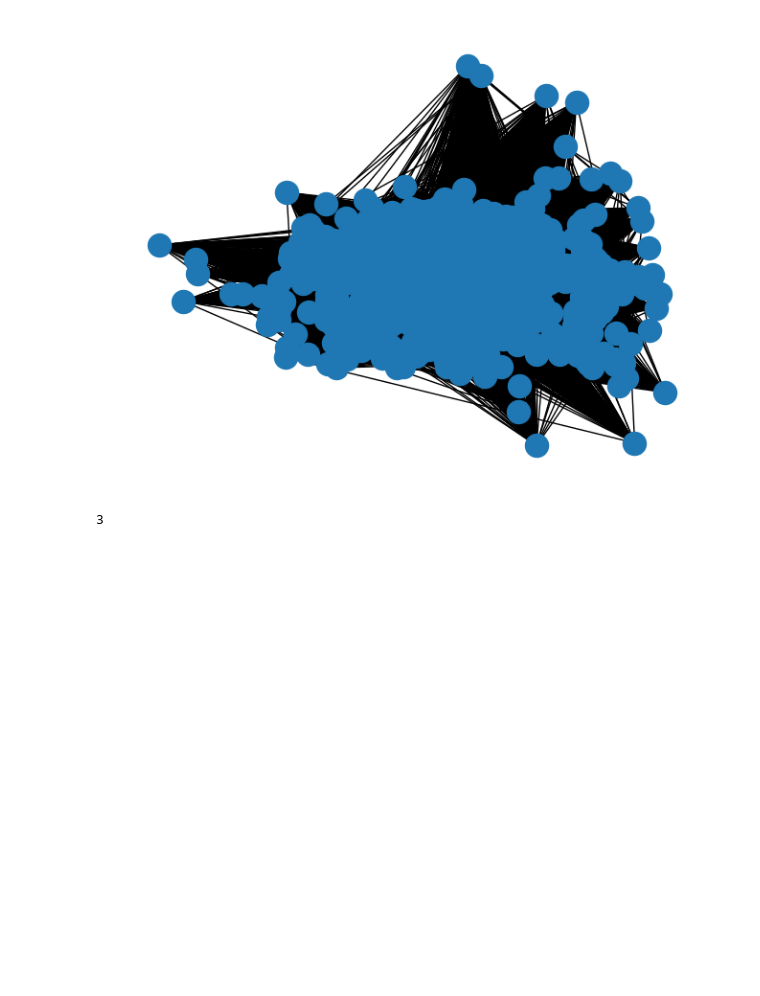
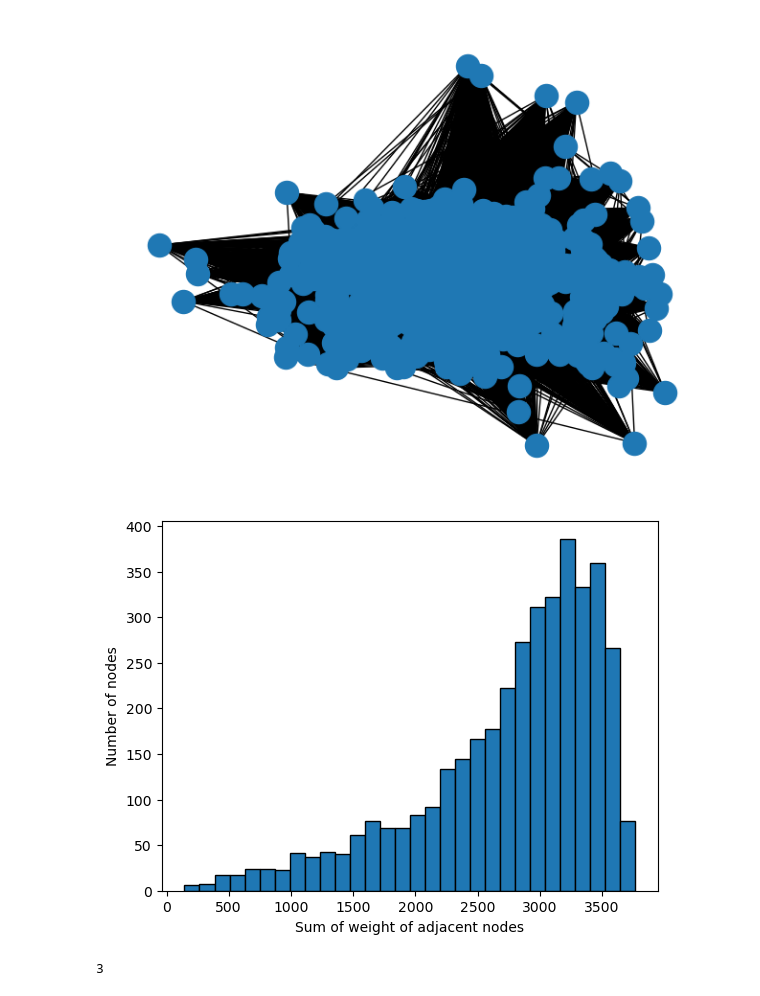
Before and after one commit to samuel-bazinet/grocery_network, a Jupyter notebook: grocery_network.ipynb, the cells around one changed output. Saved outputs shown, nothing was run; the diff lists cells and outputs as text; code cells hidden in the pictures; blank space fills up the shorter version.

```diff
--- a/grocery_network.ipynb
+++ b/grocery_network.ipynb
@@ -4,3 +5,12 @@ import pandas as pd
+# %%
+def degreedist(G: nx.Graph, logs=False):
+    degrees = dict(G.degree()).values()
+    plt.hist(degrees, bins=30, log=logs, edgecolor="black")
+    plt.xlabel("Sum of weight of adjacent nodes")
+    plt.ylabel("Number of nodes")
+    if logs:
+        plt.xscale('log')
+    plt.show()
 # %% [markdown]
 # Data processed with customers as nodes and shared items as edges
 # %%
@@ -17,6 +27,10 @@ print(len(G.edges))
 nx.draw(G)
 # %% [output]
 [figure]
+# %%
+degreedist(G)
+# %% [output]
+[figure, added]
 # %%
 communities = nx.community.greedy_modularity_communities(G, 'weight')
 # %%
```
Also changed, not shown: parts of 5 cells of this notebook.
